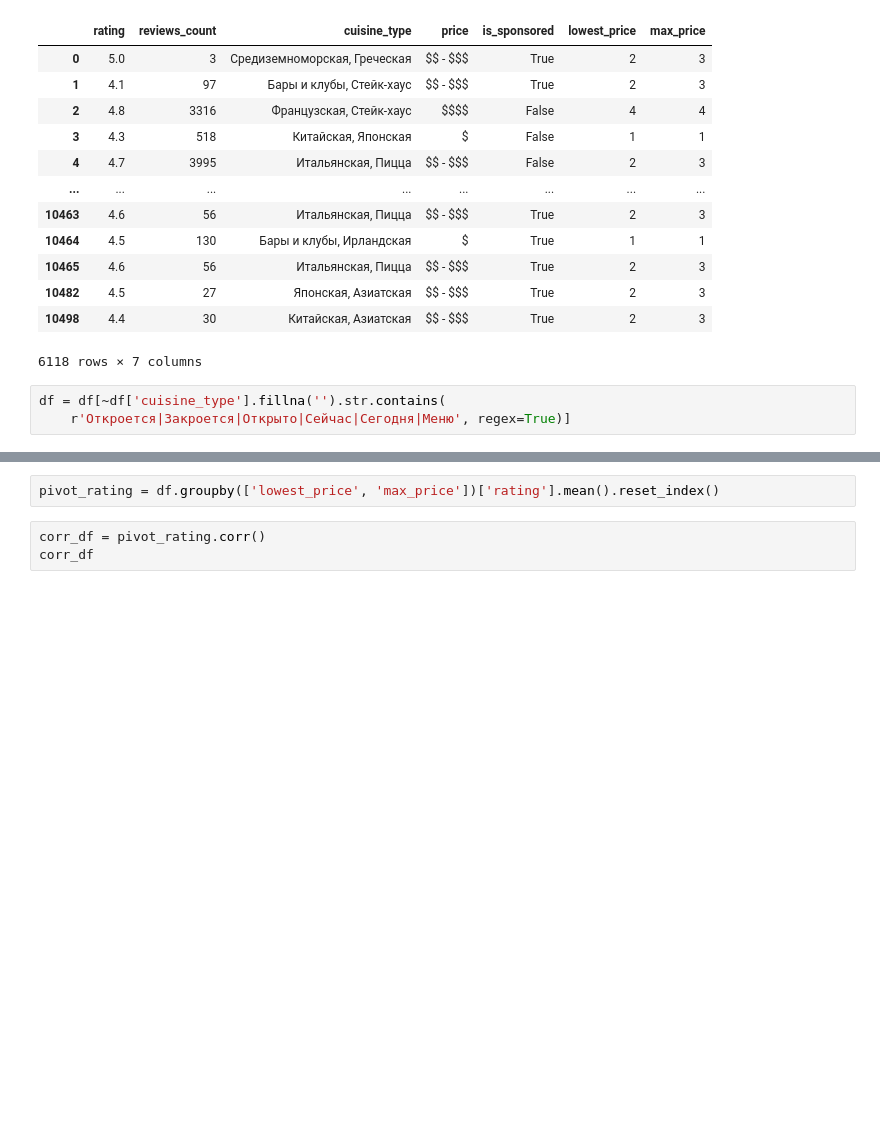
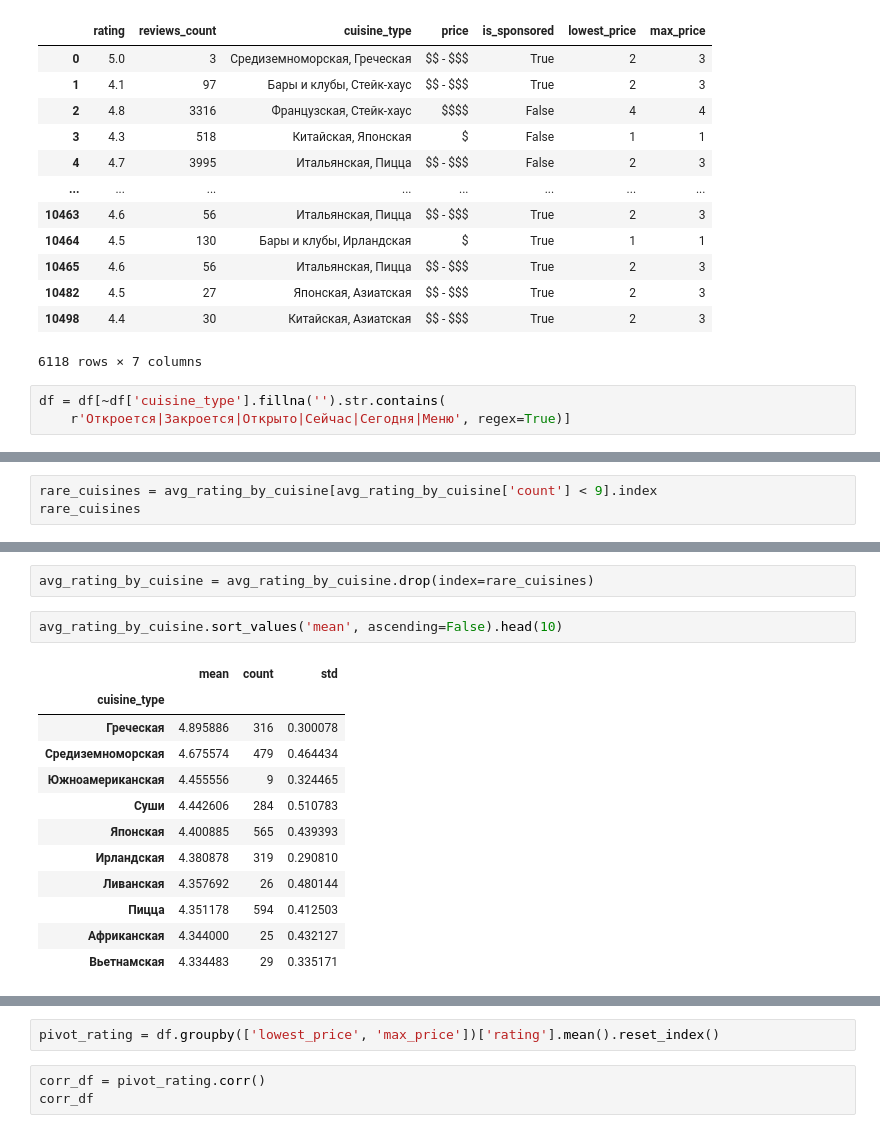
Before and after one commit to psycndr/HSE-SMADIMO-GP2-TEAM14, a Jupyter notebook: EDA.ipynb, the cells around one changed output, grey strips where cells are left out. Saved outputs shown, nothing was run; the diff lists cells and outputs as text; blank space fills up the shorter version.

```diff
--- a/EDA.ipynb
+++ b/EDA.ipynb
@@ -97,0 +96,3 @@ df
+# %%
+rare_cuisines = avg_rating_by_cuisine[avg_rating_by_cuisine['count'] < 9].index
+rare_cuisines
@@ -97,0 +112,17 @@ df
+# %%
+avg_rating_by_cuisine = avg_rating_by_cuisine.drop(index=rare_cuisines)
+# %%
+avg_rating_by_cuisine.sort_values('mean', ascending=False).head(10)
+# %% [output]
+|  | mean | count | std |
+| cuisine_type |  |  |  |
+| Греческая | 4.895886 | 316 | 0.300078 |
+| Средиземноморская | 4.675574 | 479 | 0.464434 |
+| Южноамериканская | 4.455556 | 9 | 0.324465 |
+| Суши | 4.442606 | 284 | 0.510783 |
+| Японская | 4.400885 | 565 | 0.439393 |
+| Ирландская | 4.380878 | 319 | 0.290810 |
+| Ливанская | 4.357692 | 26 | 0.480144 |
+| Пицца | 4.351178 | 594 | 0.412503 |
+| Африканская | 4.344000 | 25 | 0.432127 |
+| Вьетнамская | 4.334483 | 29 | 0.335171 |
```
Also changed, not shown: parts of 14 cells of this notebook.
